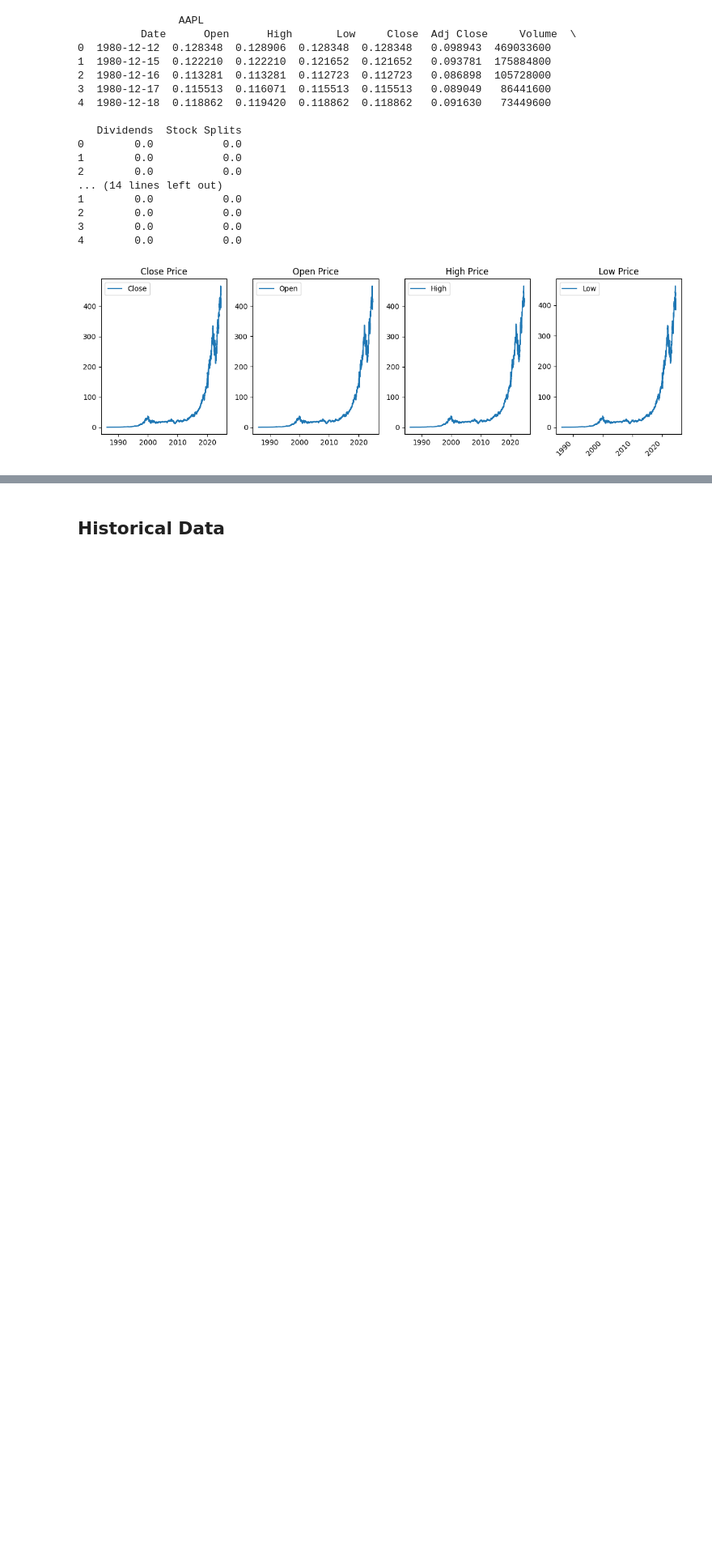
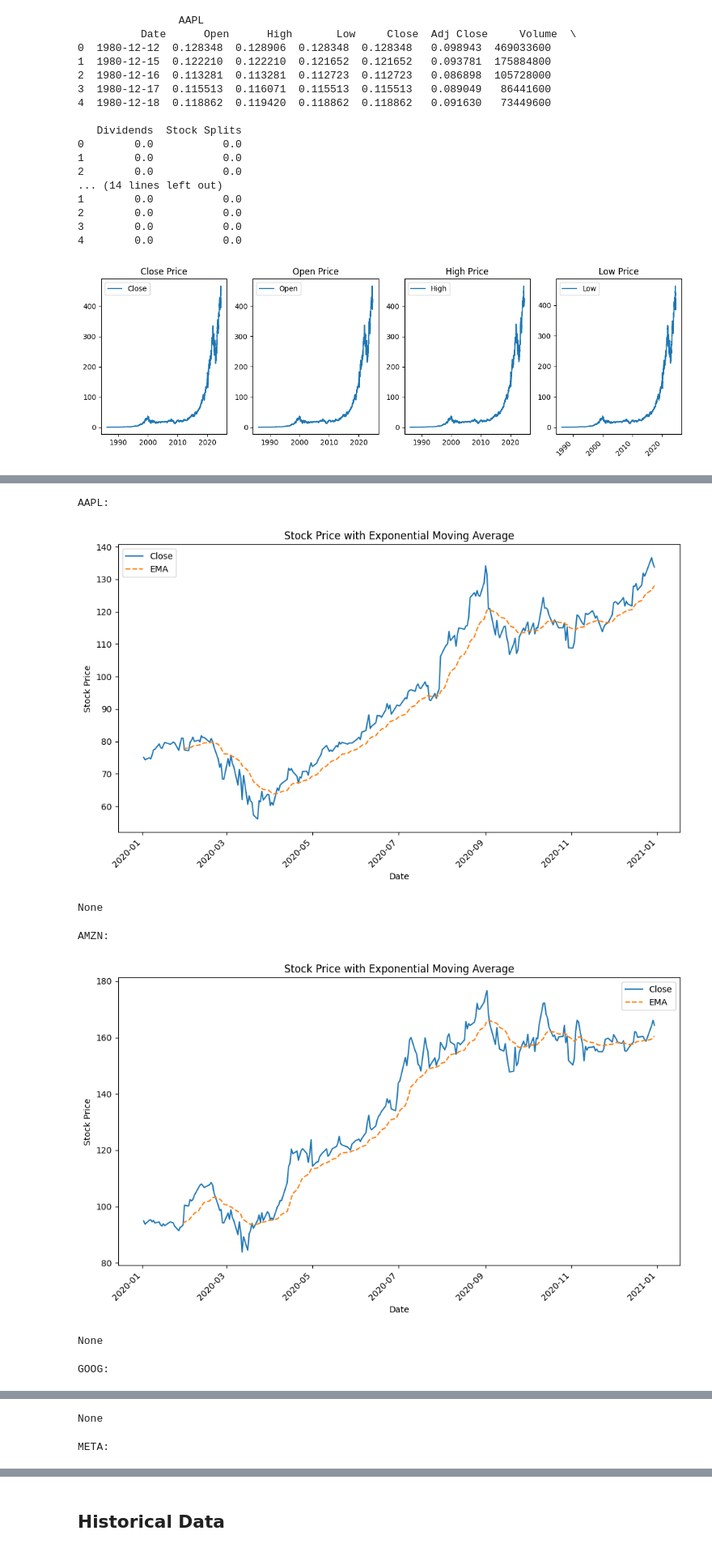
Before and after one commit to amannnnnyyyy/Stock-Price-Prediction, a Jupyter notebook: notebooks/analysis.ipynb, the cells around one changed output, grey strips where cells are left out. Shown at 81% size. Saved outputs shown, nothing was run; the diff lists cells and outputs as text; code cells hidden in the pictures; blank space fills up the shorter version.

```diff
--- a/notebooks/analysis.ipynb
+++ b/notebooks/analysis.ipynb
@@ -497,0 +596,13 @@ Date
+# %%
+for stock in stocks:
+    print(stock+":\n")
+    display(analyzer[stock].plot_ema(analyzer[stock+'data']))
+    print("\n\n")
+# %% [output]
+AAPL:
+[figure, added]
+None
+AMZN:
+[figure, added]
+None
+GOOG:
@@ -497,0 +610,2 @@ Date
+None
+META:
```
Also changed, not shown: parts of 9 cells of this notebook.
